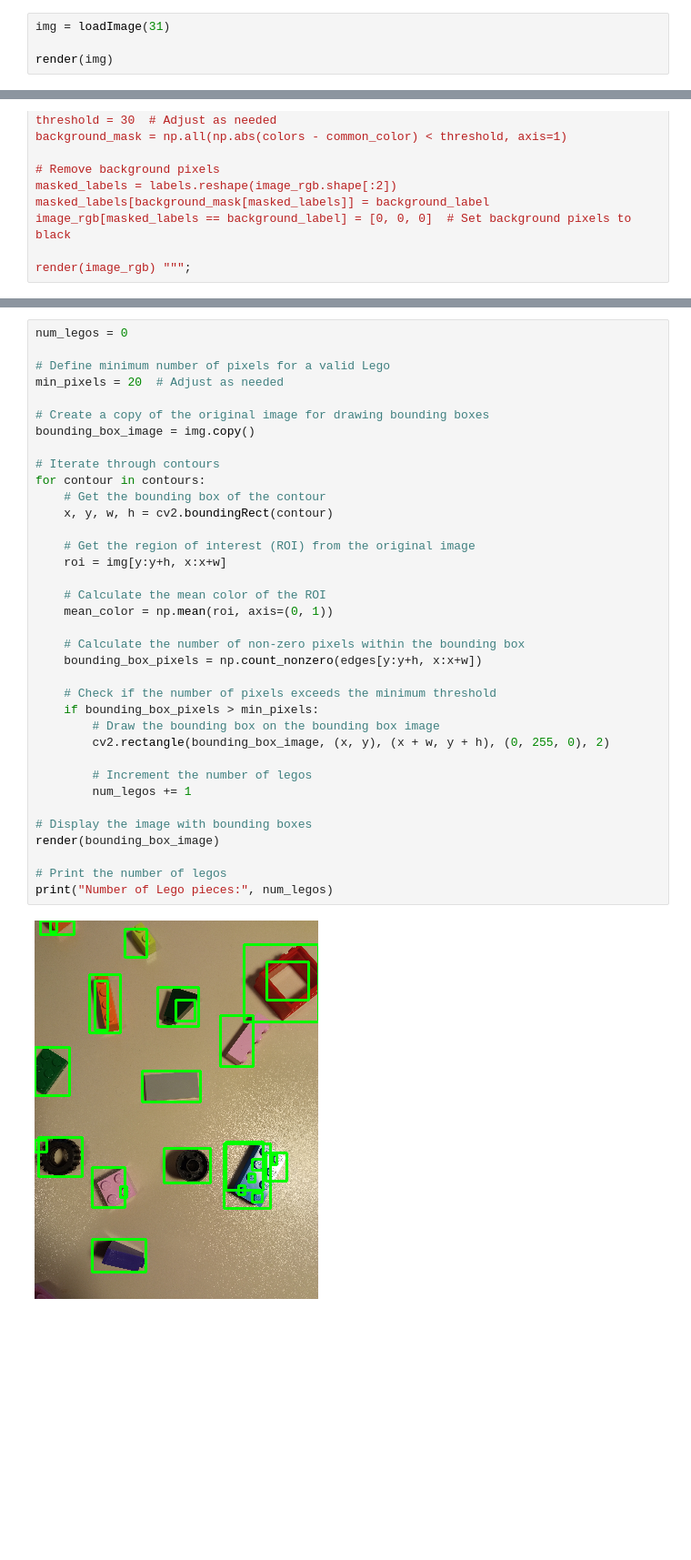
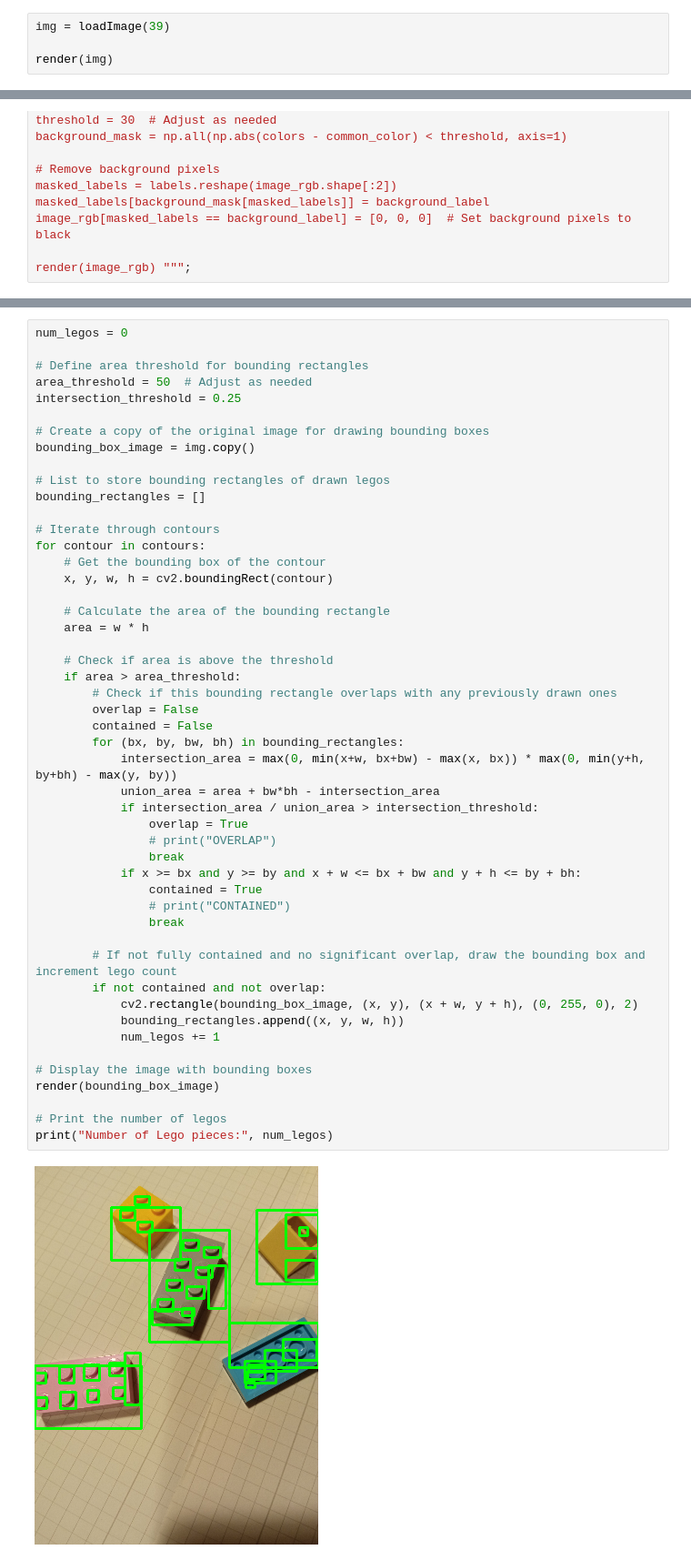
Before and after one commit to m21ark/vc_t1, a Jupyter notebook: mark.ipynb, the cells around one changed output, grey strips where cells are left out. Shown at 91% size. Drawn from its saved outputs; the diff is of its cells as text; blank space fills up the shorter version.

Commit message:
Try to remove false matches on bounding box but still many bugs

```diff
--- a/mark.ipynb
+++ b/mark.ipynb
@@ -14,7 +14,7 @@ from scripts.edges import *
 # %% [markdown]
 ## Loading an image to work with
 # %%
-img = loadImage(31)
+img = loadImage(39)
 
 render(img)
 # %% [output]
@@ -137,38 +137,51 @@ render(contour_image)
 # %%
 num_legos = 0
 
-# Define minimum number of pixels for a valid Lego
-min_pixels = 20  # Adjust as needed
+# Define area threshold for bounding rectangles
+area_threshold = 50  # Adjust as needed
+intersection_threshold = 0.25
 
 # Create a copy of the original image for drawing bounding boxes
 bounding_box_image = img.copy()
+
+# List to store bounding rectangles of drawn legos
+bounding_rectangles = []
 
 # Iterate through contours
 for contour in contours:
     # Get the bounding box of the contour
     x, y, w, h = cv2.boundingRect(contour)
 
-    # Get the region of interest (ROI) from the original image
-    roi = img[y:y+h, x:x+w]
+    # Calculate the area of the bounding rectangle
+    area = w * h
 
-    # Calculate the mean color of the ROI
-    mean_color = np.mean(roi, axis=(0, 1))
+    # Check if area is above the threshold
+    if area > area_threshold:
+        # Check if this bounding rectangle overlaps with any previously drawn ones
+        overlap = False
+        contained = False
+        for (bx, by, bw, bh) in bounding_rectangles:
+            intersection_area = max(0, min(x+w, bx+bw) - max(x, bx)) * max(0, min(y+h, by+bh) - max(y, by))
+            union_area = area + bw*bh - intersection_area
+            if intersection_area / union_area > intersection_threshold:
+                overlap = True
+                # print("OVERLAP")
+                break
+            if x >= bx and y >= by and x + w <= bx + bw and y + h <= by + bh:
+                contained = True
+                # print("CONTAINED")
+                break
 
-    # Calculate the number of non-zero pixels within the bounding box
-    bounding_box_pixels = np.count_nonzero(edges[y:y+h, x:x+w])
-
-    # Check if the number of pixels exceeds the minimum threshold
-    if bounding_box_pixels > min_pixels:
-        # Draw the bounding box on the bounding box image
-        cv2.rectangle(bounding_box_image, (x, y), (x + w, y + h), (0, 255, 0), 2)
-
-        # Increment the number of legos
-        num_legos += 1
+        # If not fully contained and no significant overlap, draw the bounding box and increment lego count
+        if not contained and not overlap:
+            cv2.rectangle(bounding_box_image, (x, y), (x + w, y + h), (0, 255, 0), 2)
+            bounding_rectangles.append((x, y, w, h))
+            num_legos += 1
 
 # Display the image with bounding boxes
 render(bounding_box_image)
 
 # Print the number of legos
 print("Number of Lego pieces:", num_legos)
 # %% [output]
-[figure, old version]
+[figure, new version]
```
Also changed, not shown: parts of 5 cells of this notebook.
